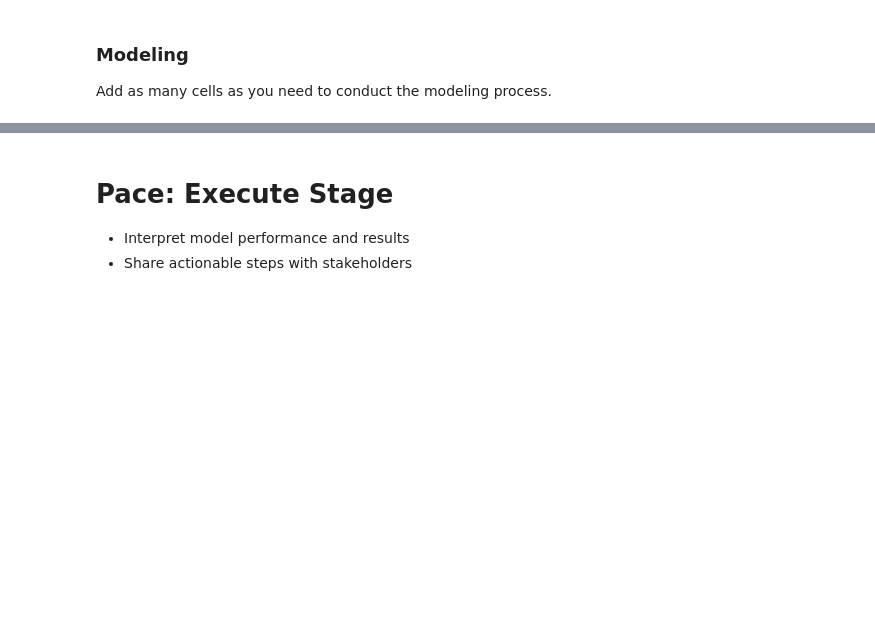
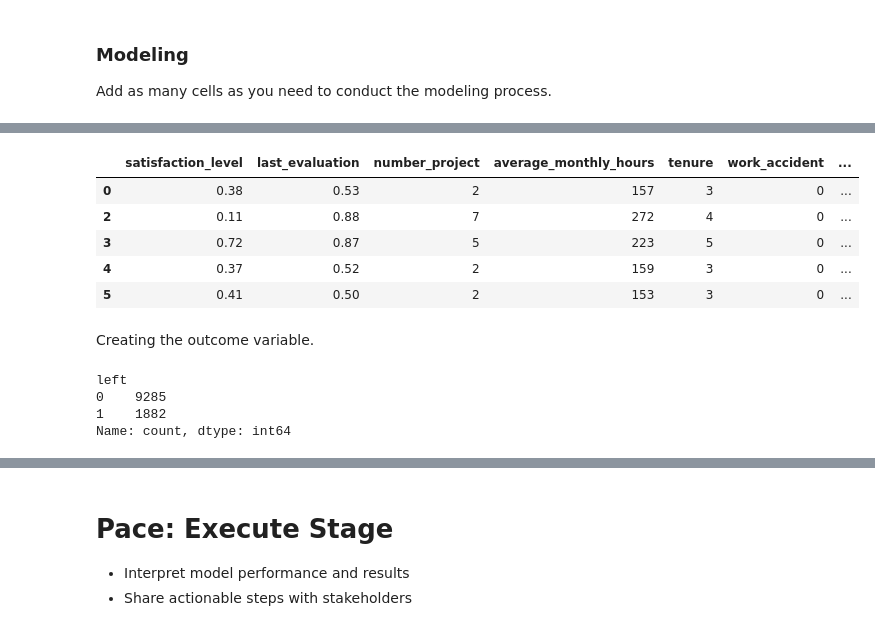
Before and after one commit to frederiklange/capstone_project_google_advanced_data_analytics, a Jupyter notebook: notebooks/capstone_project_notebook.ipynb, the cells around one changed output, grey strips where cells are left out. Cells and saved outputs as stored; diff of their text form; code cells hidden in the pictures; blank space fills up the shorter version.

```diff
--- a/notebooks/capstone_project_notebook.ipynb
+++ b/notebooks/capstone_project_notebook.ipynb
@@ -668,0 +699,18 @@ Add as many cells as you need to conduct the modeling process.
+# %%
+# Creating a copy of the data set for modelling
+df_models = hr_data_no_duplicates.copy()
+
+# Creating ordinal salary variable
+salary_map = {
+  "low": 0,
+  "medium": 1,
+  "high": 2
+}
+
+df_models["salary"] = df_models["salary"].map(salary_map)
+
+# Creating binary department variables
+df_models = pd.get_dummies(df_models, drop_first=False, dtype="int")
+
+# Displaying new dataframe
+df_models.head()
@@ -668,0 +734,23 @@ Add as many cells as you need to conduct the modeling process.
+# %%
+# Removing tenure outliers
+outliers, lower_limit, upper_limit = detect_outliers_iqr(df_models, "tenure")
+df_models_log = df_models[(df_models['tenure'] >= lower_limit) & (df_models['tenure'] <= upper_limit)]
+df_models_log.head()
+# %% [output]
+|  | satisfaction_level | last_evaluation | number_project | average_monthly_hours | tenure | work_accident | ... |
+| 0 | 0.38 | 0.53 | 2 | 157 | 3 | 0 | ... |
+| 2 | 0.11 | 0.88 | 7 | 272 | 4 | 0 | ... |
+| 3 | 0.72 | 0.87 | 5 | 223 | 5 | 0 | ... |
+| 4 | 0.37 | 0.52 | 2 | 159 | 3 | 0 | ... |
+| 5 | 0.41 | 0.50 | 2 | 153 | 3 | 0 | ... |
+# %% [markdown]
+Creating the outcome variable.
+# %%
+# Isolating y
+y = df_models_log["left"]
+y.value_counts()
+# %% [output]
+left
+0    9285
+1    1882
+Name: count, dtype: int64
```
Also changed, not shown: parts of 27 cells of this notebook.
